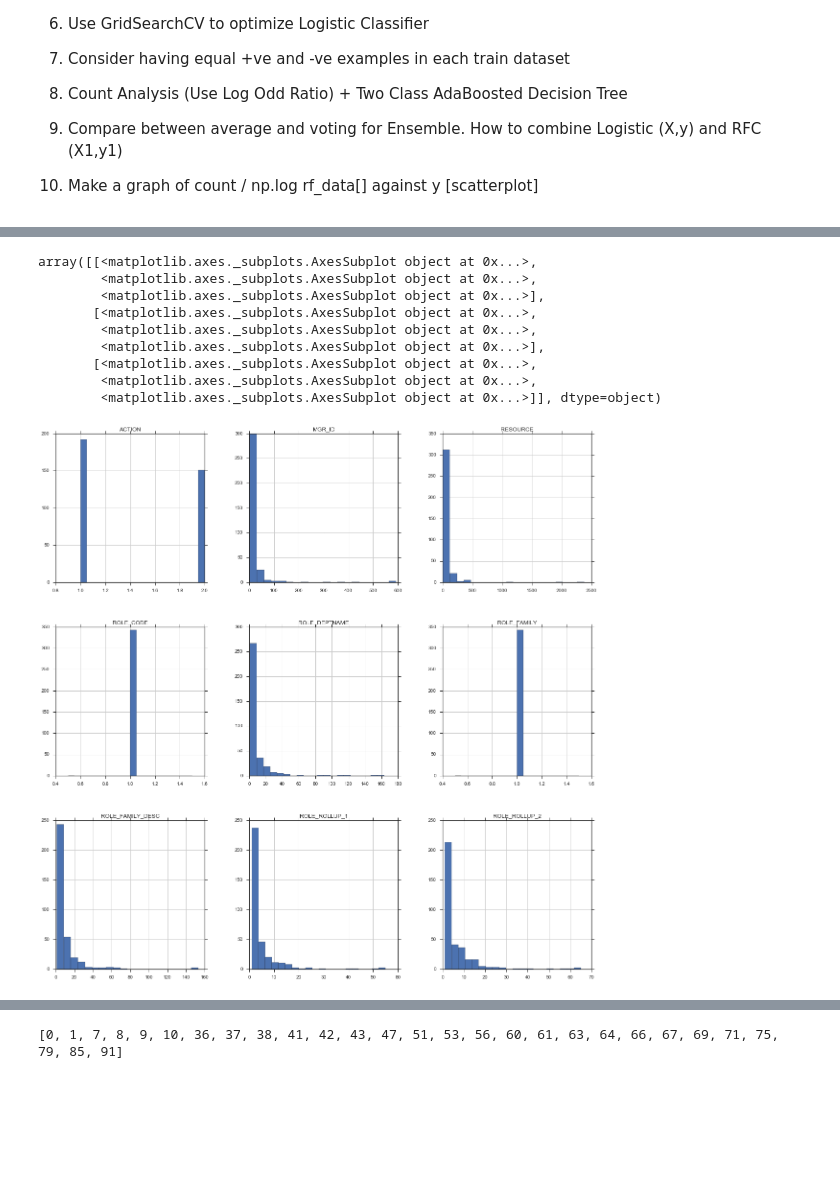
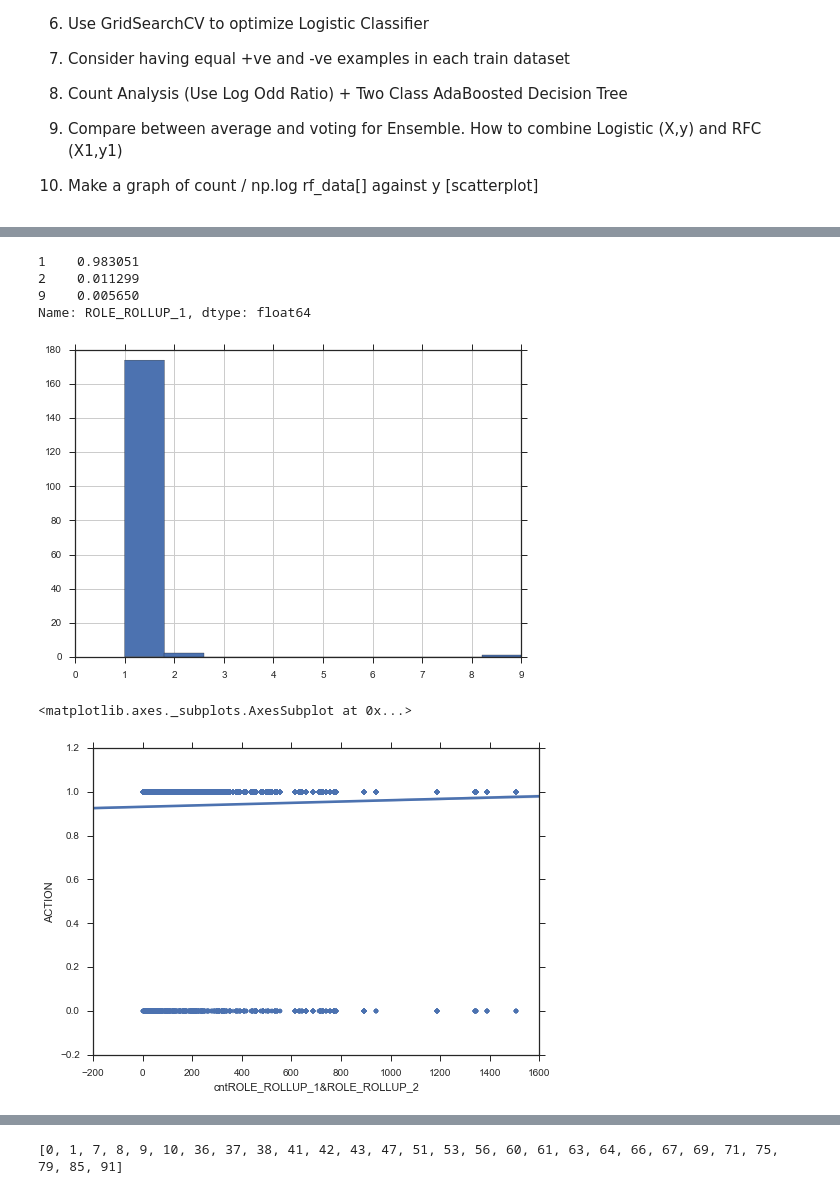
Before and after one commit to chenjennhaur/machinelearning, a Jupyter notebook: Amazon Challenge.ipynb, the cells around one changed output, grey strips where cells are left out. Drawn from its saved outputs; the diff is of its cells as text; code cells hidden in the pictures; blank space fills up the shorter version.

```diff
--- a/Amazon Challenge.ipynb
+++ b/Amazon Challenge.ipynb
@@ -193,17 +216,20 @@ array([[<matplotlib.axes._subplots.AxesSubplot object at 0x...>,
 # %%
-x = df.pivot_table(index='ROLE_TITLE',aggfunc= lambda x:len(x.unique()),fill_value=0)
-x.hist(bins=20,figsize=(20,20))
+rollup2 = df.pivot_table(index='ROLE_ROLLUP_2',aggfunc= lambda x:len(x.unique()),fill_value=0)
+rollup2['ROLE_ROLLUP_1'].hist()
+rollup2['ROLE_ROLLUP_1'].value_counts(normalize=True)
 # %% [output]
-array([[<matplotlib.axes._subplots.AxesSubplot object at 0x...>,
-        <matplotlib.axes._subplots.AxesSubplot object at 0x...>,
-        <matplotlib.axes._subplots.AxesSubplot object at 0x...>],
-       [<matplotlib.axes._subplots.AxesSubplot object at 0x...>,
-        <matplotlib.axes._subplots.AxesSubplot object at 0x...>,
-        <matplotlib.axes._subplots.AxesSubplot object at 0x...>],
-       [<matplotlib.axes._subplots.AxesSubplot object at 0x...>,
-        <matplotlib.axes._subplots.AxesSubplot object at 0x...>,
-        <matplotlib.axes._subplots.AxesSubplot object at 0x...>]], dtype=object)
+1    0.983051
+2    0.011299
+9    0.005650
+Name: ROLE_ROLLUP_1, dtype: float64
-[figure, old version]
+[figure, new version]
+# %%
+abc = pd.concat([df['ACTION'],rf_data[:test_offset][rf_data.columns.values[6:12]]], axis=1)
+sb.regplot(abc['cntROLE_ROLLUP_1&ROLE_ROLLUP_2'],abc['ACTION'],scatter=True)
+# abc[['ACTION','cntMGR_ID']]
+# %% [output]
+<matplotlib.axes._subplots.AxesSubplot at 0x...>
+[figure, added]
 # %%
 def save_results(predictions, filename):
     """Given a vector of predictions, save results in CSV format."""
```
Also changed, not shown: parts of 12 cells of this notebook.
